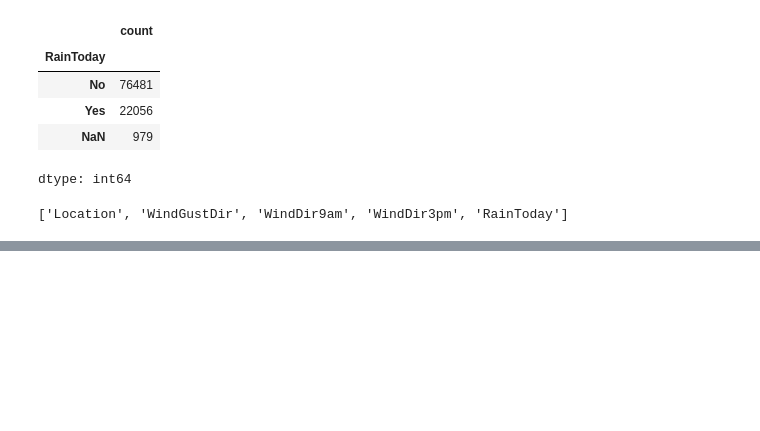
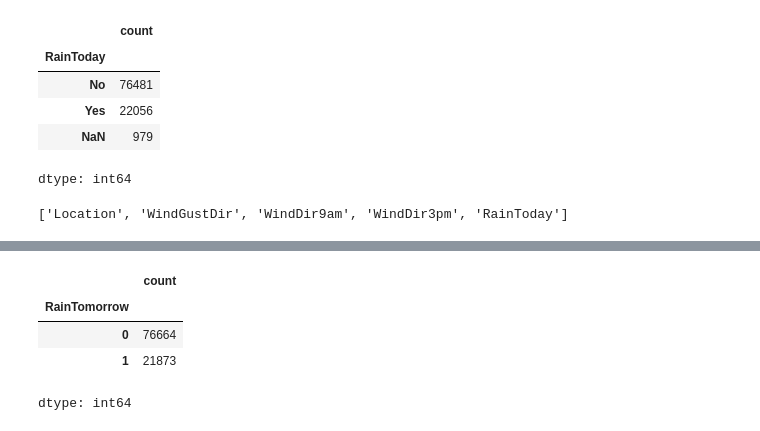
Before and after one commit to Grashch/Data-science, a Jupyter notebook: Weather_Forest.ipynb, the cells around one changed output, grey strips where cells are left out. Drawn from its saved outputs; the diff is of its cells as text; code cells hidden in the pictures; blank space fills up the shorter version.

```diff
--- a/Weather_Forest.ipynb
+++ b/Weather_Forest.ipynb
@@ -71,2 +118,8 @@ feature_c
 # %%
-y = data['RainTomorrow']
+y = data['RainTomorrow'].value_counts()
+# %% [output]
+|  | count |
+| RainTomorrow |  |
+| 0 | 76664 |
+| 1 | 21873 |
+dtype: int64
```
Also changed, not shown: parts of 4 cells of this notebook.
